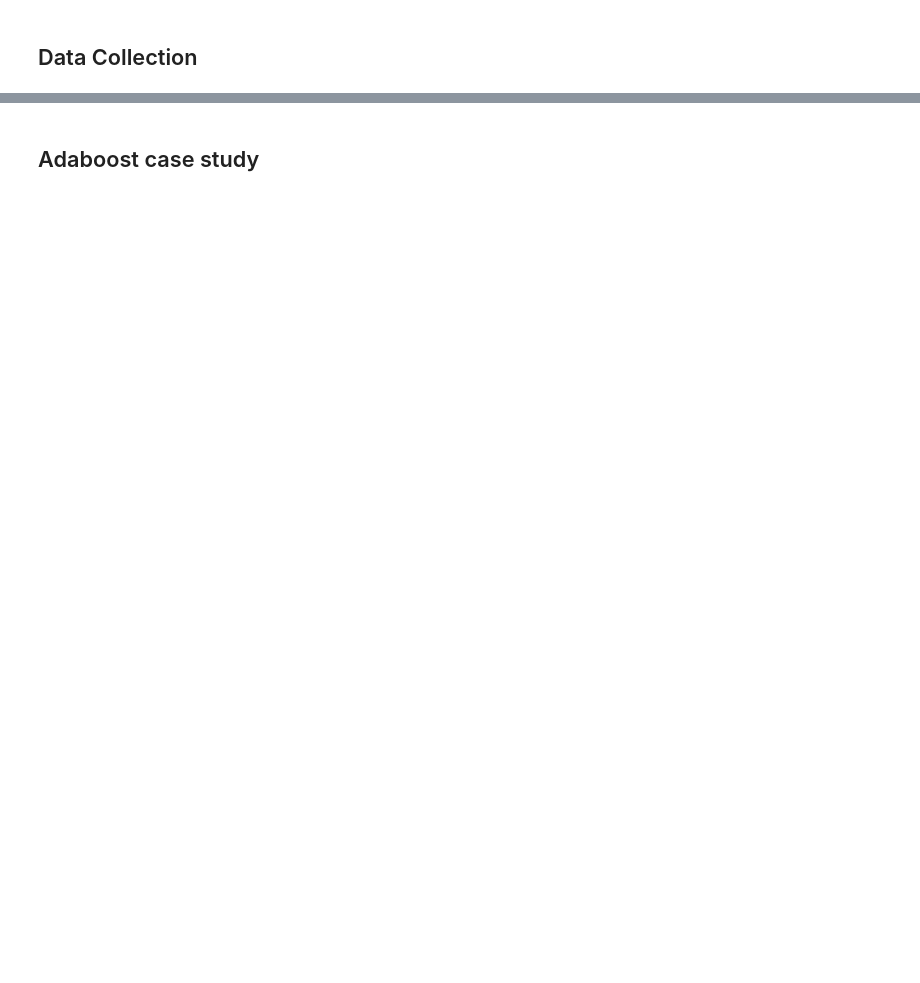
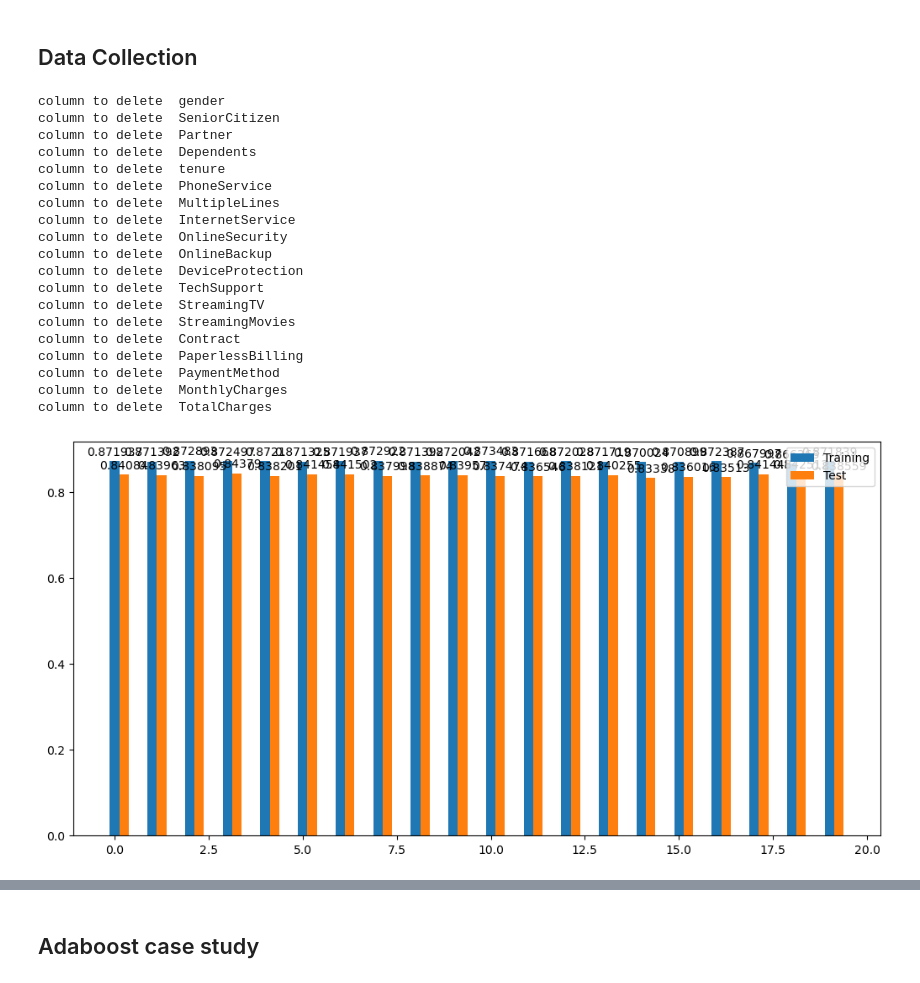
Before and after one commit to WeiHou1996/CMS-155-Project1, a Jupyter notebook: project_01_adaboost.ipynb, the cells around one changed output, grey strips where cells are left out. Drawn from its saved outputs; the diff is of its cells as text; code cells hidden in the pictures; blank space fills up the shorter version.

Commit message:
Adding a way to measure the importance

```diff
--- a/project_01_adaboost.ipynb
+++ b/project_01_adaboost.ipynb
@@ -15,0 +16,78 @@ from data_collection import Collection1, Collection2
+# %%
+# AdaBoost case study
+n_to_test = 20
+col_list = []
+vals = {}
+avg_train_metric = np.zeros((n_to_test,))
+avg_val_metric = np.zeros((n_to_test,))
+
+for i in range(n_to_test):
+    n_folds = 2
+    kf = KFold(n_splits=n_folds, shuffle=True)
+    if i == 19:
+        [X_train,Y_train,X_test,ID_test] = Collection.parse_telecom_data(filename_train='train.csv',filename_test='test.csv')
+        col = 'all'
+    else:
+        [X_train,Y_train,X_test,ID_test,col] = Collection4.parse_telecom_data(filename_train='train.csv',filename_test='test.csv',entry_to_delete=i)
+    train_Metric = 0
+    val_Metric = 0
+    for train_idx, val_idx in kf.split(X_train[:,0]):
+        x_train, x_val = X_train[train_idx,:], X_train[val_idx,:]
+        y_train, y_val = Y_train[train_idx], Y_train[val_idx]
+
+        clf = AdaBoostClassifier(n_estimators=200, learning_rate=0.55)
+        clf.fit(x_train, y_train.flatten())
+
+        y_train_prob = clf.predict_proba(x_train)
+        thisMetric = metrics.roc_auc_score(y_train, y_train_prob[:,1])
+        train_Metric += thisMetric
+
+        y_train_prob = clf.predict_proba(x_val)
+        thisMetric = metrics.roc_auc_score(y_val, y_train_prob[:,1])
+        val_Metric += thisMetric
+
+    avg_train_metric[i] = train_Metric/n_folds
+    avg_val_metric[i] = val_Metric/n_folds
+    col_list.append(col)
+
+vals['Training'] = avg_train_metric
+vals['Test'] = avg_val_metric
+x = np.arange(len(col_list))  # the label locations
+width = 0.35  # the width of the bars
+multiplier = 0
+
+fig, ax = plt.subplots(figsize=(8,5))
+
+for attribute, measurement in vals.items():
+    offset = width * multiplier
+    rects = ax.bar(x + offset, measurement, width, label=attribute)
+    multiplier += 1
+ax.set_ylim([.8,.9])
+ax.set_ylabel('AUC Score')
+ax.set_xlabel('feature removed')
+ax.set_title('Training and Test AUC scores vs. feature removal')
+ax.set_xticks(x + width/2, col_list,rotation=-70)
+
+plt.legend()
+plt.show()
+# %% [output]
+column to delete  gender
+column to delete  SeniorCitizen
+column to delete  Partner
+column to delete  Dependents
+column to delete  tenure
+column to delete  PhoneService
+column to delete  MultipleLines
+column to delete  InternetService
+column to delete  OnlineSecurity
+column to delete  OnlineBackup
+column to delete  DeviceProtection
+column to delete  TechSupport
+column to delete  StreamingTV
+column to delete  StreamingMovies
+column to delete  Contract
+column to delete  PaperlessBilling
+column to delete  PaymentMethod
+column to delete  MonthlyCharges
+column to delete  TotalCharges
+[figure, added]
```
Also changed, not shown: parts of 6 cells of this notebook, 2 other files.
